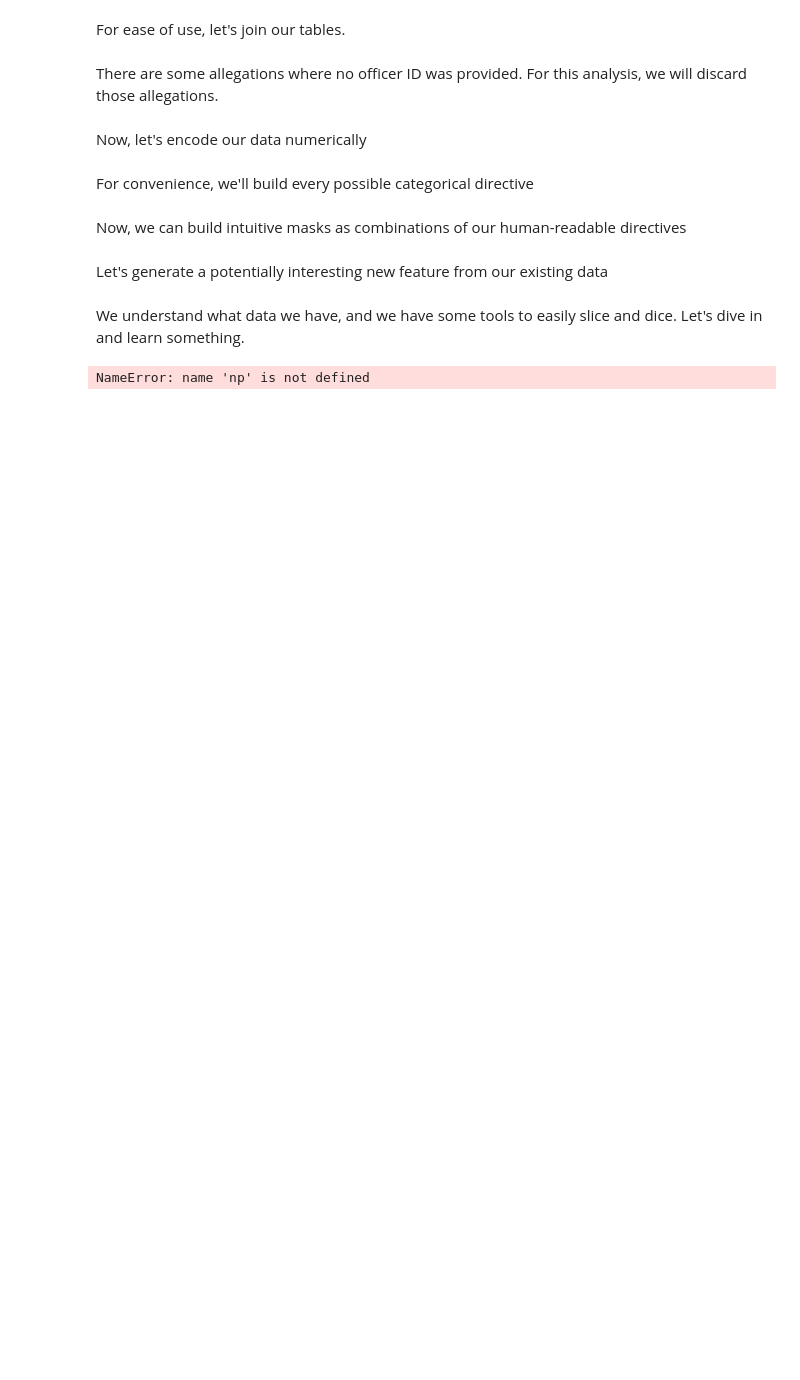
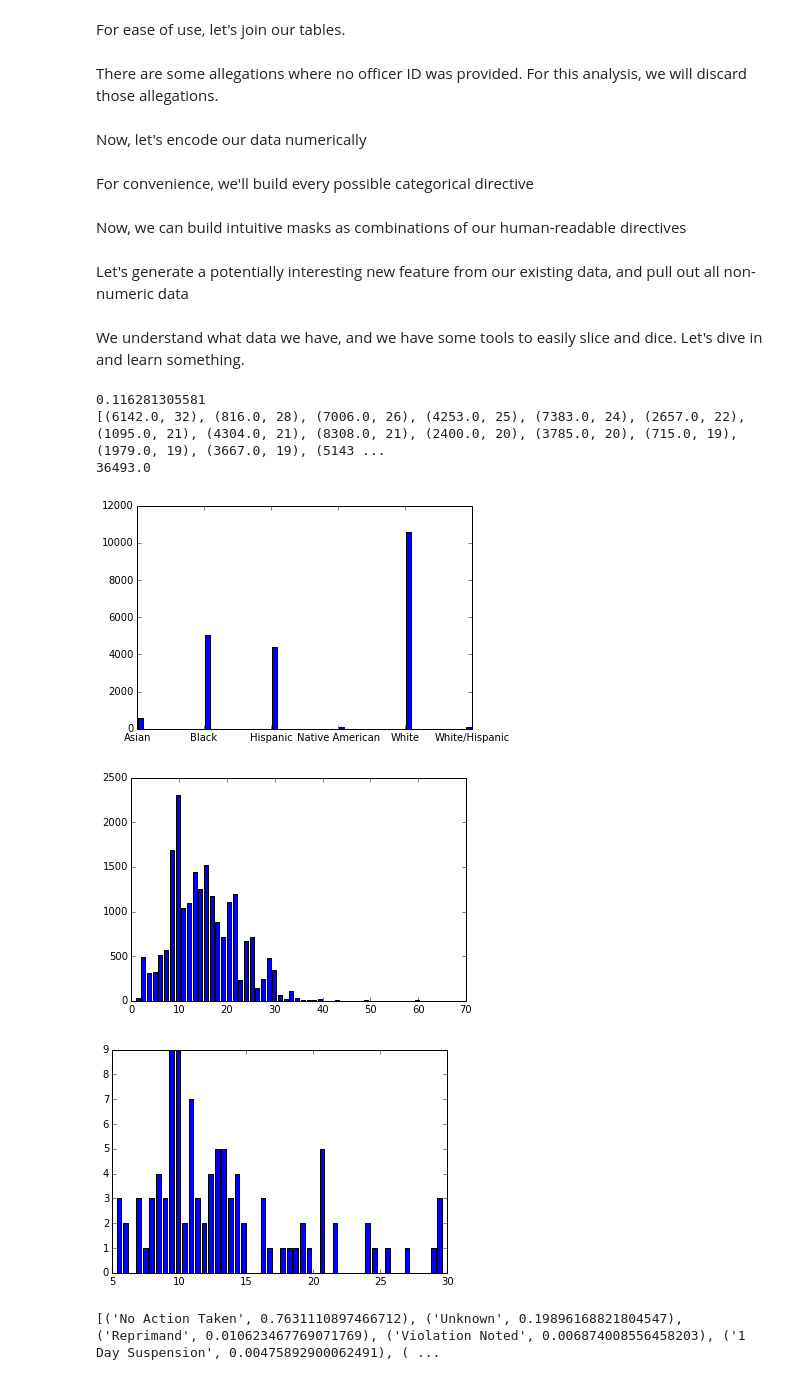
Before and after one commit to dssg/diogenes, a Jupyter notebook: examples/CPDB/CPDB.ipynb, the cells around one changed output. Drawn from its saved outputs; the diff is of its cells as text; code cells hidden in the pictures; blank space fills up the shorter version.

Commit message:
more CPDB

```diff
--- a/examples/CPDB/CPDB.ipynb
+++ b/examples/CPDB/CPDB.ipynb
@@ -97,3 +127,9 @@ master_data, master_classes = modify.label_encode(master)
+# %%
+#Unit is interpreted as numeric, but we really want to analyze it categorically
+#There should be an easier way to treat a numeric column as categorical data
+master = utils.append_cols(master,master['Unit'].astype('|S10'),['UnitCat'])
+master = utils.remove_cols(master,['Unit'])
+master_data, master_classes = modify.label_encode(master)
 # %% [markdown]
 For convenience, we'll build every possible categorical directive
 # %%
@@ -135,21 +171,51 @@ white_M_officers_black_F_citizens = modify.where_all_are_true(master_data,where[
 # %% [markdown]
-Let's generate a potentially interesting new feature from our existing data
+Let's generate a potentially interesting new feature from our existing data, and pull out all non-numeric data
 # %%
 duration = modify.combine_cols(master_data,np.subtract,['EndDate','StartDate'])
 durationDays = duration / np.timedelta64(1, 'D')
-master_data = utils.append_cols(master_data,[durationDays],['InvestigationDuration'])
+duration_data = utils.append_cols(master_data,[durationDays],['InvestigationDuration'])
+
+numeric_data = utils.remove_cols(master_data,['StartDate','EndDate','IncidentDate'])
 # %% [markdown]
 We understand what data we have, and we have some tools to easily slice and dice. Let's dive in and learn something.
 # %%
 # Basics
 
-#Ex: What percentage of allegations have a black female citizen and a white male officer?
+#Ex 1: What percentage of allegations have a black female citizen and a white male officer?
 print np.sum(white_M_officers_black_F_citizens.astype(np.float))/np.size(white_M_officers_black_F_citizens.astype(np.float))
 
-#Ex: What is the breakdown of officers with complaints by race?
+#Ex 2: What is the breakdown of officers with complaints by race?
 #This seems a little clunky to me
 #Would be nice if plot_simple_histogram could handle categorical labels for me
 display.plot_simple_histogram(master_data['OfficerRace'],verbose=False)
 display.plt.xticks(range(len(master_classes['OfficerRace'])), master_classes['OfficerRace'])
+
+#Ex 3: What can we learn from the 100 officers who receive the most complaints?
+#FYI: Wikipedia says 12,244 officers total, so this is roughly the top 1% of all Chicago officers.
+#Obviously, all officers do not have the same quantity and quality of interactions with citizens.
+#Need to account for this fact for any real analysis.
+counts = display.Counter(numeric_data['OfficerID'])
+
+#Top 100 Officers
+top_100 = counts.most_common(100)
+top_100_officers = map(lambda x: x[0],top_100)
+
+#We should add this to modify.py for categorical data
+def row_val_in(M,col_name,boundary):
+    return [x in boundary for x in M[col_name]]
+
+top_100_profile = modify.choose_rows_where(officers,[{'func': row_val_in, 'col_name': 'OfficerID', 'vals': top_100_officers}])
+
+#Can't check this against CPDB, their allegation counts are for the whole time period
+#Not just 2011 - present.
+print top_100
+
+display.plot_simple_histogram(master_data['Tenure'],verbose=False)
+display.plot_simple_histogram(top_100_profile['Tenure'],verbose=False)
 # %% [output]
-NameError: name 'np' is not defined
+0.116281305581
+[(6142.0, 32), (816.0, 28), (7006.0, 26), (4253.0, 25), (7383.0, 24), (2657.0, 22), (1095.0, 21), (4304.0, 21), (8308.0, 21), (2400.0, 20), (3785.0, 20), (715.0, 19), (1979.0, 19), (3667.0, 19), (5143 ...
+36493.0
+[figure, added]
+[figure, added]
+[figure, added]
@@ -164,0 +222,21 @@ labels = labels < np.median(labels)
+# %%
+#Hastily written, possibly not useful. Just curious.
+def sortedFrequencies(array,classes,col_name):
+    if col_name not in classes:
+        raise ValueError('col_name must be categorical')
+
+    counts = display.Counter(array[col_name])
+    total = float(sum(counts.values()))
+
+    for key in counts:
+         counts[key] /= total
+
+    count_dict = {}
+    for value in counts:
+        count_dict[classes[col_name][value]] = counts[value]
+
+    return sorted(count_dict.items(), key=lambda x: x[1],reverse=True)
+
+print sortedFrequencies(numeric_data,master_classes,'Outcome')
+# %% [output]
+[('No Action Taken', 0.7631110897466712), ('Unknown', 0.19896168821804547), ('Reprimand', 0.010623467769071769), ('Violation Noted', 0.006874008556458203), ('1 Day Suspension', 0.00475892900062491), ( ...
```
Also changed, not shown: parts of 8 cells of this notebook.
